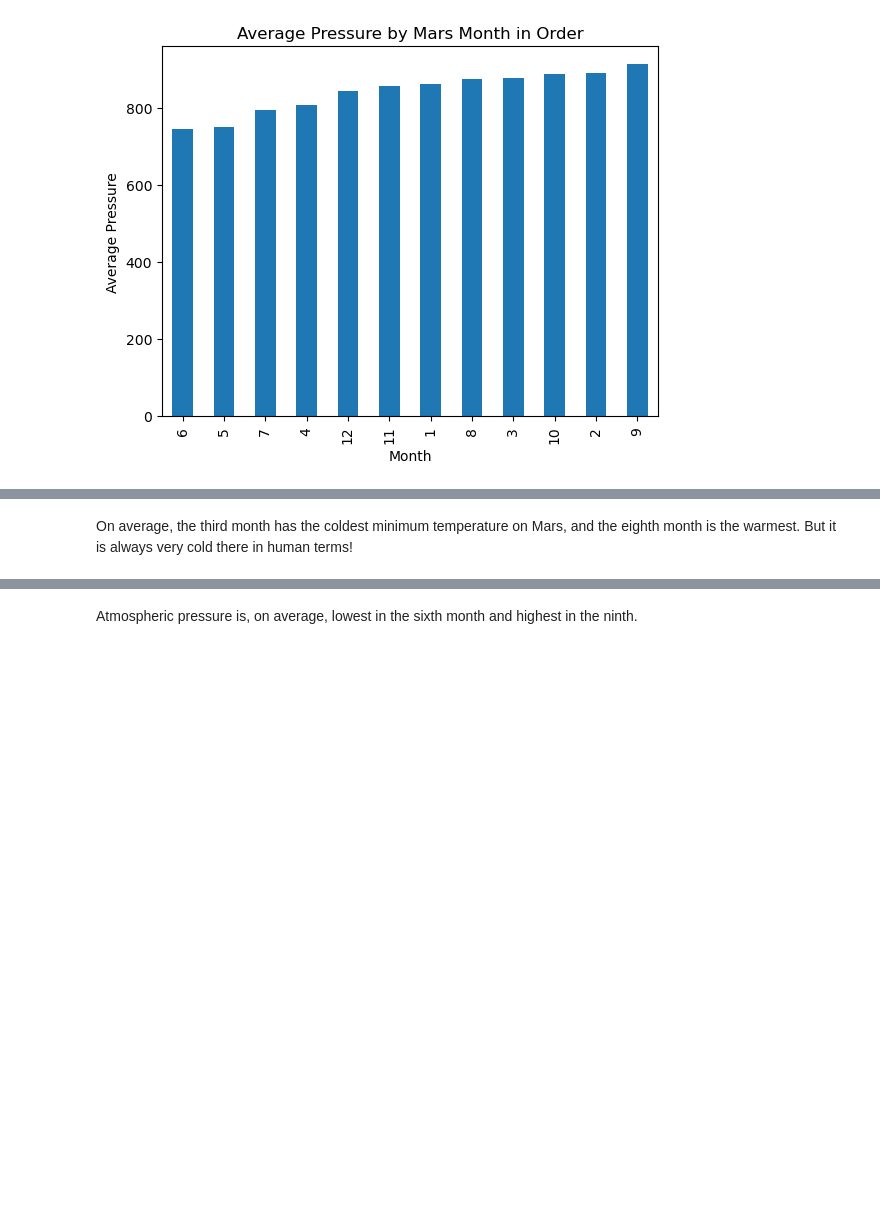
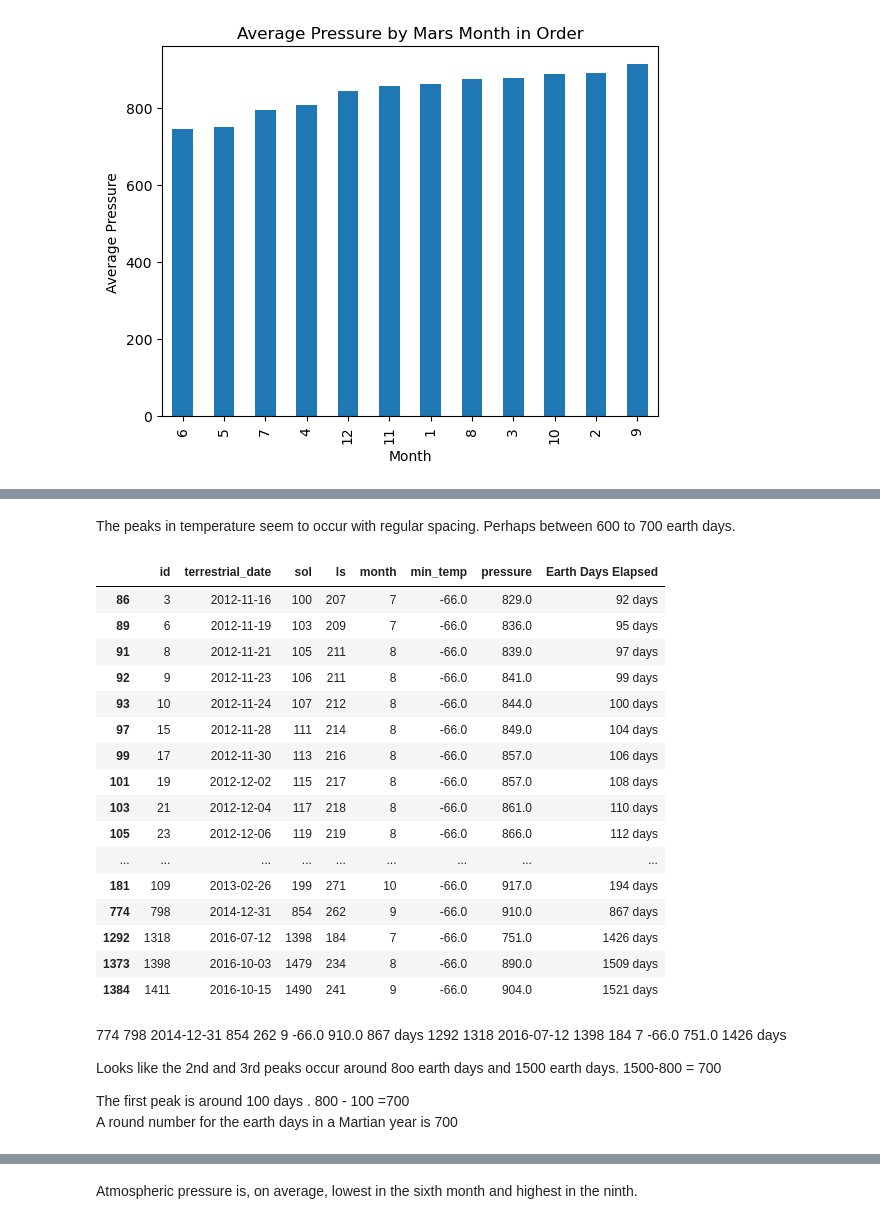
Before and after one commit to BlufferMK/web_scraping_challenge, a Jupyter notebook: mars_weather.ipynb, the cells around one changed output, grey strips where cells are left out. Cells and saved outputs as stored; diff of their text form; code cells hidden in the pictures; blank space fills up the shorter version.

```diff
--- a/mars_weather.ipynb
+++ b/mars_weather.ipynb
@@ -228,2 +259,36 @@ plt.show()
-# %% [markdown]
-On average, the third month has the coldest minimum temperature on Mars, and the eighth month is the warmest. But it is always very cold there in human terms!
+# %% [markdown]
+The peaks in temperature seem to occur with regular spacing.  Perhaps between 600 to 700 earth days.
+# %%
+# use loc to find only rows with min temp = -66 degrees
+
+peak_temp_1= Mars_temp_df.loc[Mars_temp_df['min_temp']== -66,:]
+
+peak_temp_1.head(60)
+# %% [output]
+|  | id | terrestrial_date | sol | ls | month | min_temp | pressure | Earth Days Elapsed |
+| 86 | 3 | 2012-11-16 | 100 | 207 | 7 | -66.0 | 829.0 | 92 days |
+| 89 | 6 | 2012-11-19 | 103 | 209 | 7 | -66.0 | 836.0 | 95 days |
+| 91 | 8 | 2012-11-21 | 105 | 211 | 8 | -66.0 | 839.0 | 97 days |
+| 92 | 9 | 2012-11-23 | 106 | 211 | 8 | -66.0 | 841.0 | 99 days |
+| 93 | 10 | 2012-11-24 | 107 | 212 | 8 | -66.0 | 844.0 | 100 days |
+| 97 | 15 | 2012-11-28 | 111 | 214 | 8 | -66.0 | 849.0 | 104 days |
+| 99 | 17 | 2012-11-30 | 113 | 216 | 8 | -66.0 | 857.0 | 106 days |
+| 101 | 19 | 2012-12-02 | 115 | 217 | 8 | -66.0 | 857.0 | 108 days |
+| 103 | 21 | 2012-12-04 | 117 | 218 | 8 | -66.0 | 861.0 | 110 days |
+| 105 | 23 | 2012-12-06 | 119 | 219 | 8 | -66.0 | 866.0 | 112 days |
+| ... | ... | ... | ... | ... | ... | ... | ... | ... |
+| 181 | 109 | 2013-02-26 | 199 | 271 | 10 | -66.0 | 917.0 | 194 days |
+| 774 | 798 | 2014-12-31 | 854 | 262 | 9 | -66.0 | 910.0 | 867 days |
+| 1292 | 1318 | 2016-07-12 | 1398 | 184 | 7 | -66.0 | 751.0 | 1426 days |
+| 1373 | 1398 | 2016-10-03 | 1479 | 234 | 8 | -66.0 | 890.0 | 1509 days |
+| 1384 | 1411 | 2016-10-15 | 1490 | 241 | 9 | -66.0 | 904.0 | 1521 days |
+# %% [markdown]
+774	798	2014-12-31	854	262	9	-66.0	910.0	867 days
+1292	1318	2016-07-12	1398	184	7	-66.0	751.0	1426 days
+
+Looks like the 2nd and 3rd peaks occur around 8oo earth days and 1500 earth days.
+1500-800 = 700
+
+The first peak is around 100 days .
+800 - 100 =700
+A round number for the earth days in a Martian year is 700
```
Also changed, not shown: parts of 9 cells of this notebook, 1 other file.
